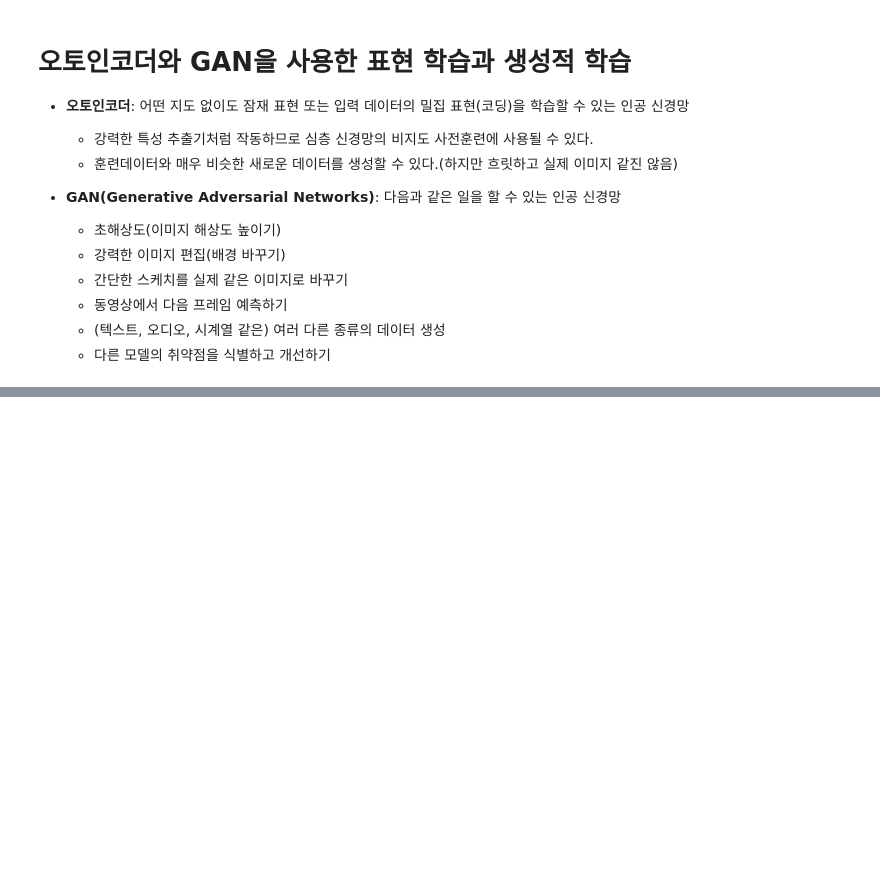
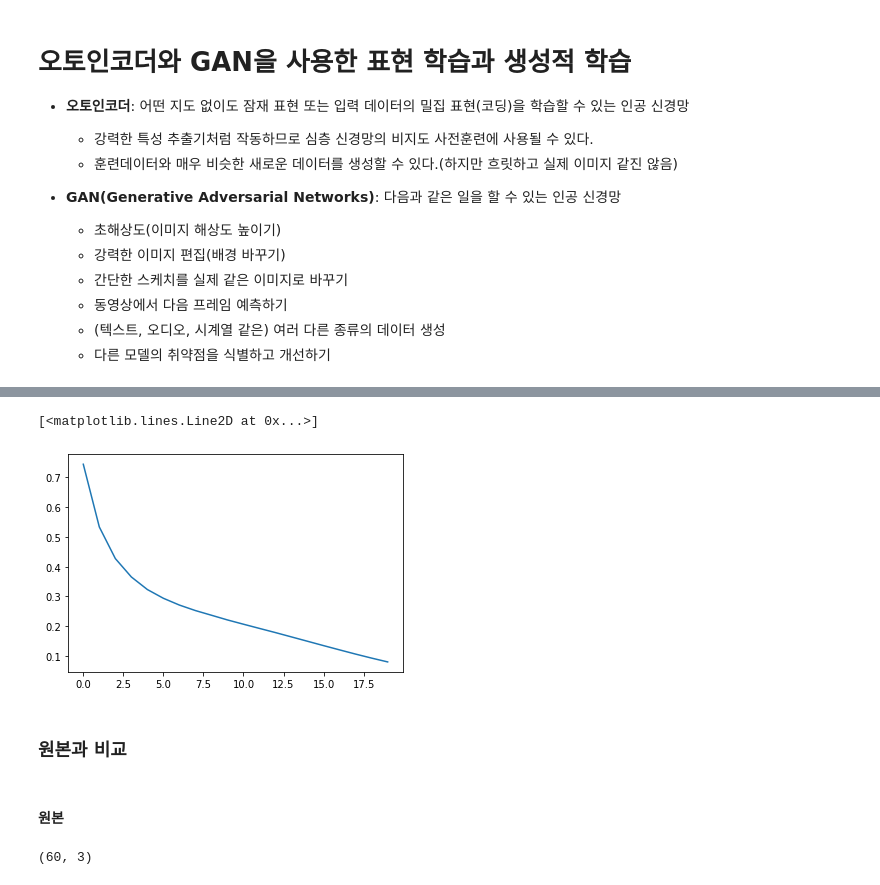
Before and after one commit to PingPingE/Learn_ML_DL, a Jupyter notebook: Practice/Hands_On_ML/ch17_1.ipynb, the cells around one changed output, grey strips where cells are left out. Cells and saved outputs as stored; diff of their text form; code cells hidden in the pictures; blank space fills up the shorter version.

Commit message:
study autoencoder

```diff
--- a/Practice/Hands_On_ML/ch17_1.ipynb
+++ b/Practice/Hands_On_ML/ch17_1.ipynb
@@ -6,6 +6,20 @@ import tensorflow as tf
 import tensorflow.keras as keras
 import matplotlib.pyplot as plt
 import pandas as pd
+# %%
+#https://github.com/PingPingE/handson-ml2/blob/master/17_autoencoders_and_gans.ipynb
+np.random.seed(4)
+
+def generate_3d_data(m, w1=0.1, w2=0.3, noise=0.1):
+    angles = np.random.rand(m) * 3 * np.pi / 2 - 0.5
+    data = np.empty((m, 3))
+    data[:, 0] = np.cos(angles) + np.sin(angles)/2 + noise * np.random.randn(m) / 2
+    data[:, 1] = np.sin(angles) * 0.7 + noise * np.random.randn(m) / 2
+    data[:, 2] = data[:, 0] * w1 + data[:, 1] * w2 + noise * np.random.randn(m)
+    return data
+
+X_train1 = generate_3d_data(60)
+X_train1 = X_train1 - X_train1.mean(axis=0, keepdims=0)
 # %% [markdown]
 # 오토인코더와 GAN을 사용한 표현 학습과 생성적 학습
 - <strong>오토인코더</strong>: 어떤 지도 없이도 잠재 표현 또는 입력 데이터의 밀집 표현(코딩)을 학습할 수 있는 인공 신경망
@@ -34,0 +62,6 @@ import pandas as pd
+# %%
+encoder = keras.models.Sequential([keras.layers.Dense(2, input_shape=[3])])#activation함수가 없음(즉, 선형)
+decoder = keras.models.Sequential([keras.layers.Dense(3, input_shape=[2])])
+autoencoder=keras.models.Sequential([encoder, decoder])
+
+autoencoder.compile(loss='mse', optimizer=keras.optimizers.SGD(learning_rate=0.1))
@@ -34,0 +83,2 @@ import pandas as pd
+# %%
+history=autoencoder.fit(X_train1, X_train1, epochs=20)
@@ -34,0 +103,13 @@ import pandas as pd
+# %%
+plt.plot(history.history['loss'])
+# %% [output]
+[<matplotlib.lines.Line2D at 0x...>]
+[figure, added]
+# %% [markdown]
+### 원본과 비교
+# %% [markdown]
+#### 원본
+# %%
+X_train1.shape
+# %% [output]
+(60, 3)
```
Also changed, not shown: parts of 30 cells of this notebook.
